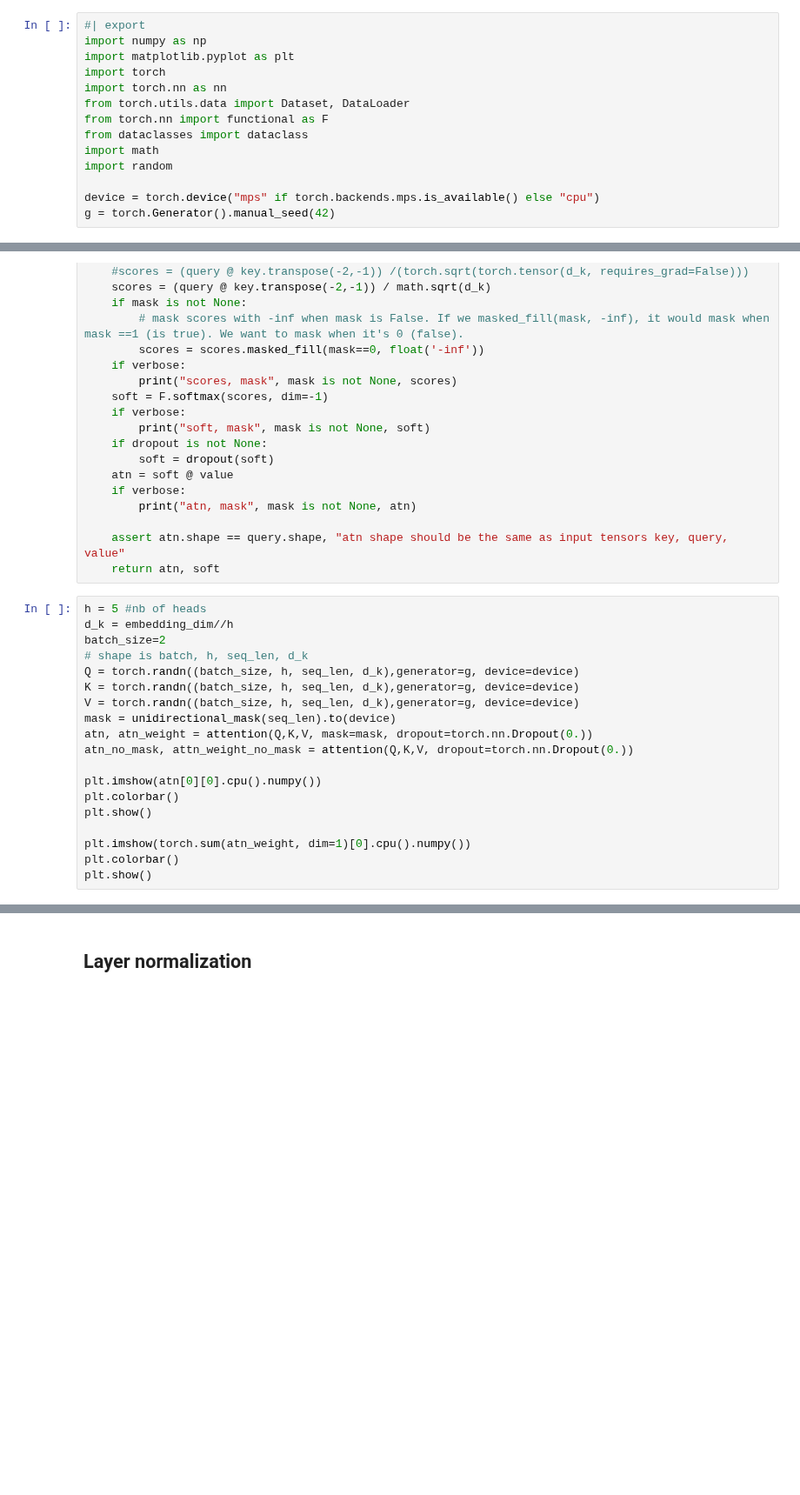
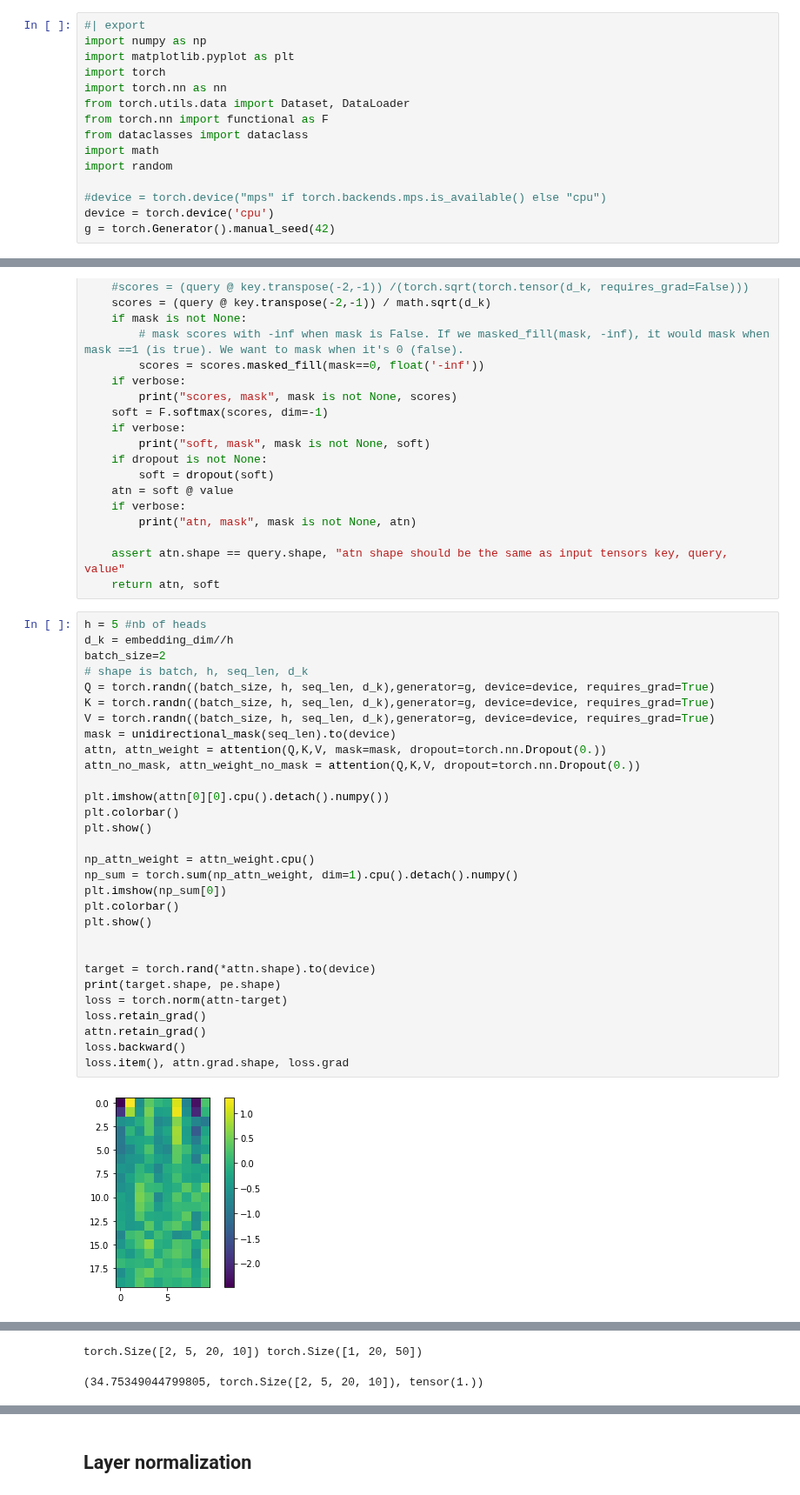
Before and after one commit to jean-kunz/transformer_implementations, a Jupyter notebook: notebooks/components.ipynb, the cells around one changed output, grey strips where cells are left out. Shown at 87% size. Drawn from its saved outputs; the diff is of its cells as text; blank space fills up the shorter version.

```diff
--- a/notebooks/components.ipynb
+++ b/notebooks/components.ipynb
@@ -19,7 +22,8 @@ from dataclasses import dataclass
 import math
 import random
 
-device = torch.device("mps" if torch.backends.mps.is_available() else "cpu")
+#device = torch.device("mps" if torch.backends.mps.is_available() else "cpu")
+device = torch.device('cpu')
 g = torch.Generator().manual_seed(42)
 # %% [markdown]
 ## Embeddings
@@ -269,19 +297,32 @@ def attention(query: torch.Tensor, key: torch.Tensor, value: torch.Tensor,
 # %%
 h = 5 #nb of heads
 d_k = embedding_dim//h
 batch_size=2
 # shape is batch, h, seq_len, d_k
-Q = torch.randn((batch_size, h, seq_len, d_k),generator=g, device=device)
-K = torch.randn((batch_size, h, seq_len, d_k),generator=g, device=device)
-V = torch.randn((batch_size, h, seq_len, d_k),generator=g, device=device)
+Q = torch.randn((batch_size, h, seq_len, d_k),generator=g, device=device, requires_grad=True)
+K = torch.randn((batch_size, h, seq_len, d_k),generator=g, device=device, requires_grad=True)
+V = torch.randn((batch_size, h, seq_len, d_k),generator=g, device=device, requires_grad=True)
 mask = unidirectional_mask(seq_len).to(device)
-atn, atn_weight = attention(Q,K,V, mask=mask, dropout=torch.nn.Dropout(0.))
-atn_no_mask, attn_weight_no_mask = attention(Q,K,V, dropout=torch.nn.Dropout(0.))
+attn, attn_weight = attention(Q,K,V, mask=mask, dropout=torch.nn.Dropout(0.))
+attn_no_mask, attn_weight_no_mask = attention(Q,K,V, dropout=torch.nn.Dropout(0.))
 
-plt.imshow(atn[0][0].cpu().numpy())
+plt.imshow(attn[0][0].cpu().detach().numpy())
 plt.colorbar()
 plt.show()
 
-plt.imshow(torch.sum(atn_weight, dim=1)[0].cpu().numpy())
+np_attn_weight = attn_weight.cpu()
+np_sum = torch.sum(np_attn_weight, dim=1).cpu().detach().numpy()
+plt.imshow(np_sum[0])
 plt.colorbar()
 plt.show()
+
+
+target = torch.rand(*attn.shape).to(device)
+print(target.shape, pe.shape)
+loss = torch.norm(attn-target)
+loss.retain_grad()
+attn.retain_grad()
+loss.backward()
+loss.item(), attn.grad.shape, loss.grad
+# %% [output]
+[figure, added]
@@ -287,0 +330,2 @@ plt.show()
+torch.Size([2, 5, 20, 10]) torch.Size([1, 20, 50])
+(34.75349044799805, torch.Size([2, 5, 20, 10]), tensor(1.))
```
Also changed, not shown: parts of 20 cells of this notebook, 1 other file.
